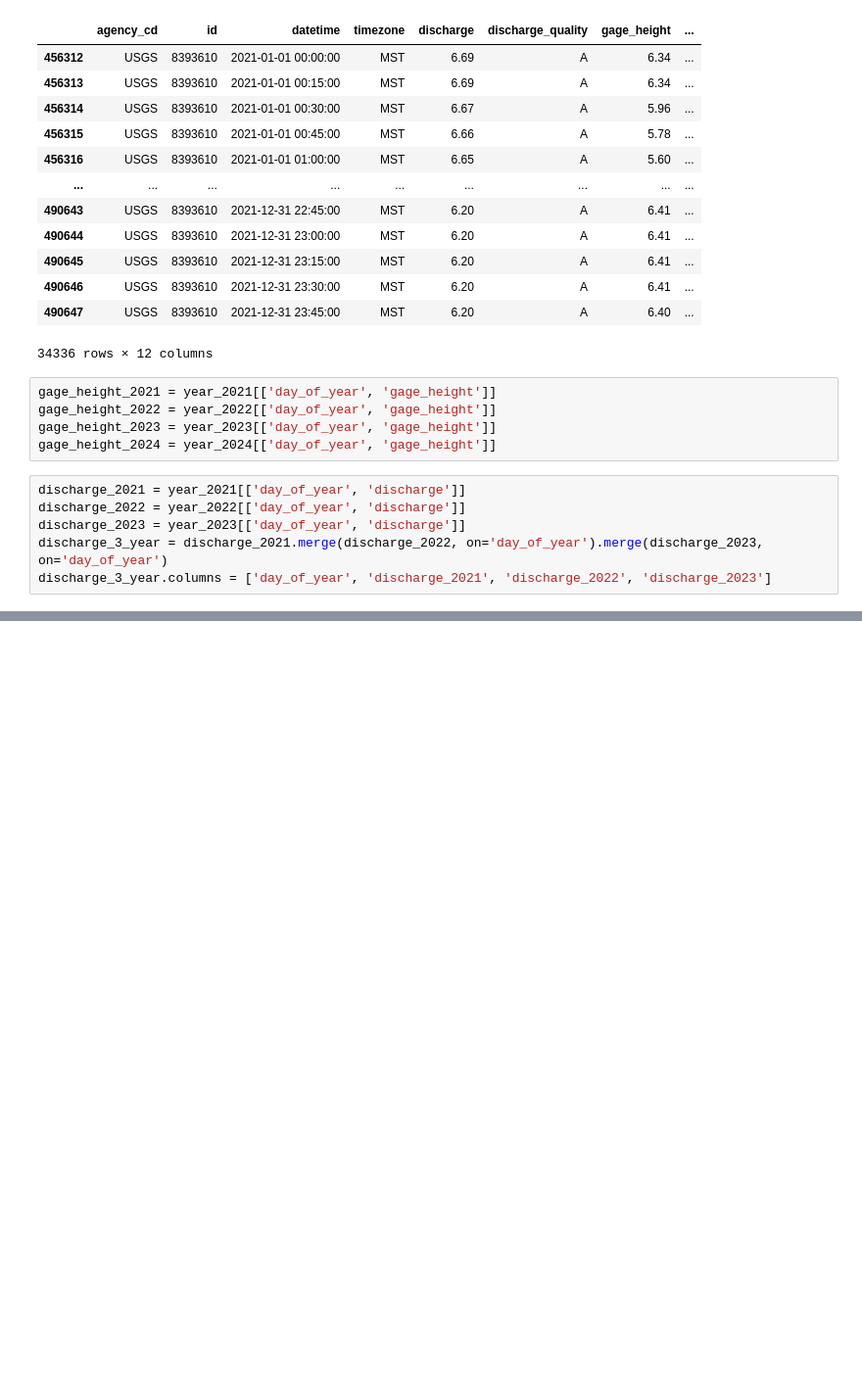
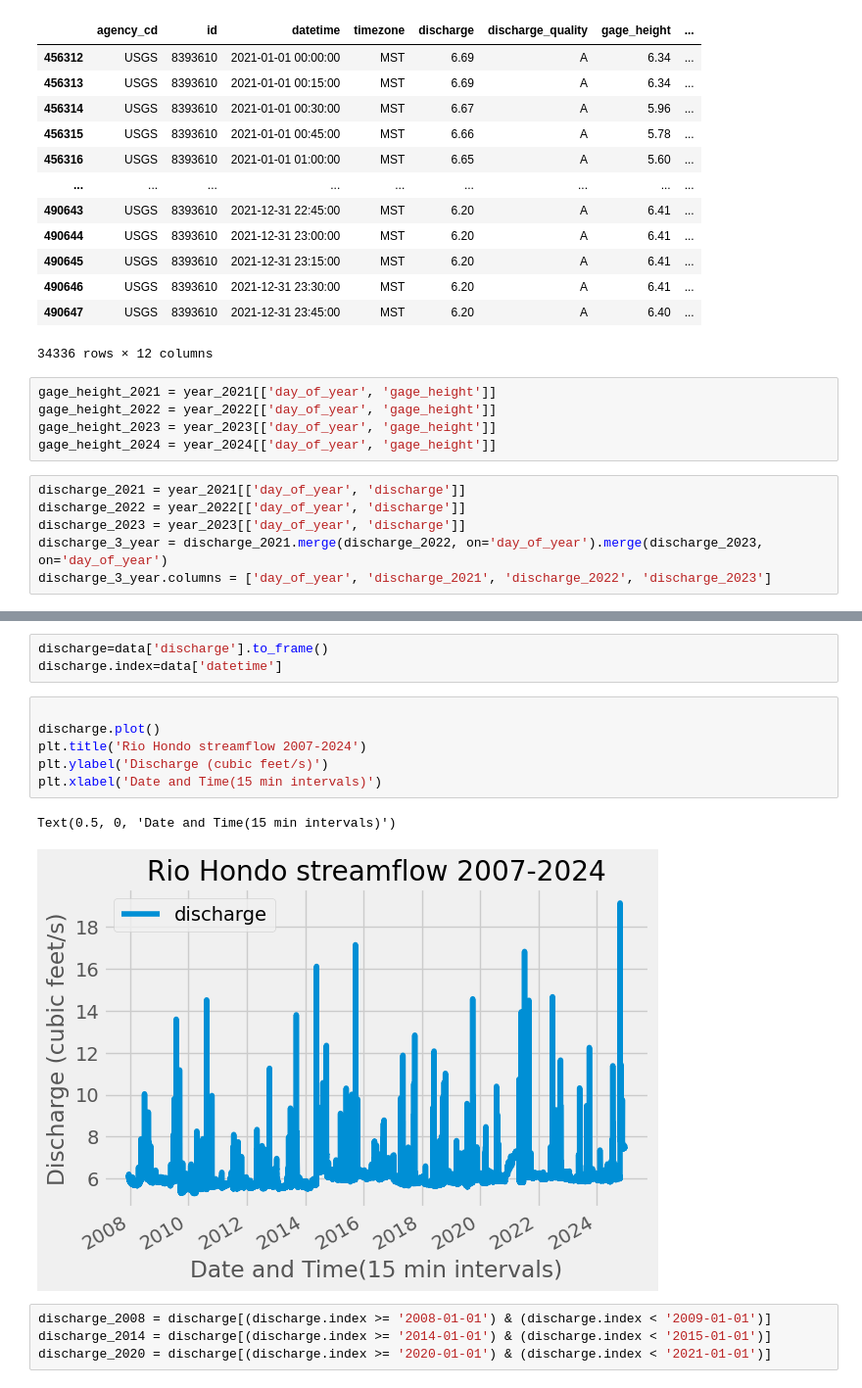
Before and after one commit to drpafowler/SpringRiver, a Jupyter notebook: eda.ipynb, the cells around one changed output, grey strips where cells are left out. Shown at 98% size. Saved outputs shown, nothing was run; the diff lists cells and outputs as text; blank space fills up the shorter version.

```diff
--- a/eda.ipynb
+++ b/eda.ipynb
@@ -157,0 +165,16 @@ Text(0.5, 0, 'Day of the year')
+# %%
+discharge=data['discharge'].to_frame()
+discharge.index=data['datetime']
+# %%
+
+discharge.plot()
+plt.title('Rio Hondo streamflow 2007-2024')
+plt.ylabel('Discharge (cubic feet/s)')
+plt.xlabel('Date and Time(15 min intervals)')
+# %% [output]
+Text(0.5, 0, 'Date and Time(15 min intervals)')
+[figure, added]
+# %%
+discharge_2008 = discharge[(discharge.index >= '2008-01-01') & (discharge.index < '2009-01-01')]
+discharge_2014 = discharge[(discharge.index >= '2014-01-01') & (discharge.index < '2015-01-01')]
+discharge_2020 = discharge[(discharge.index >= '2020-01-01') & (discharge.index < '2021-01-01')]
```
Also changed, not shown: parts of 18 cells of this notebook, 1 other file.
